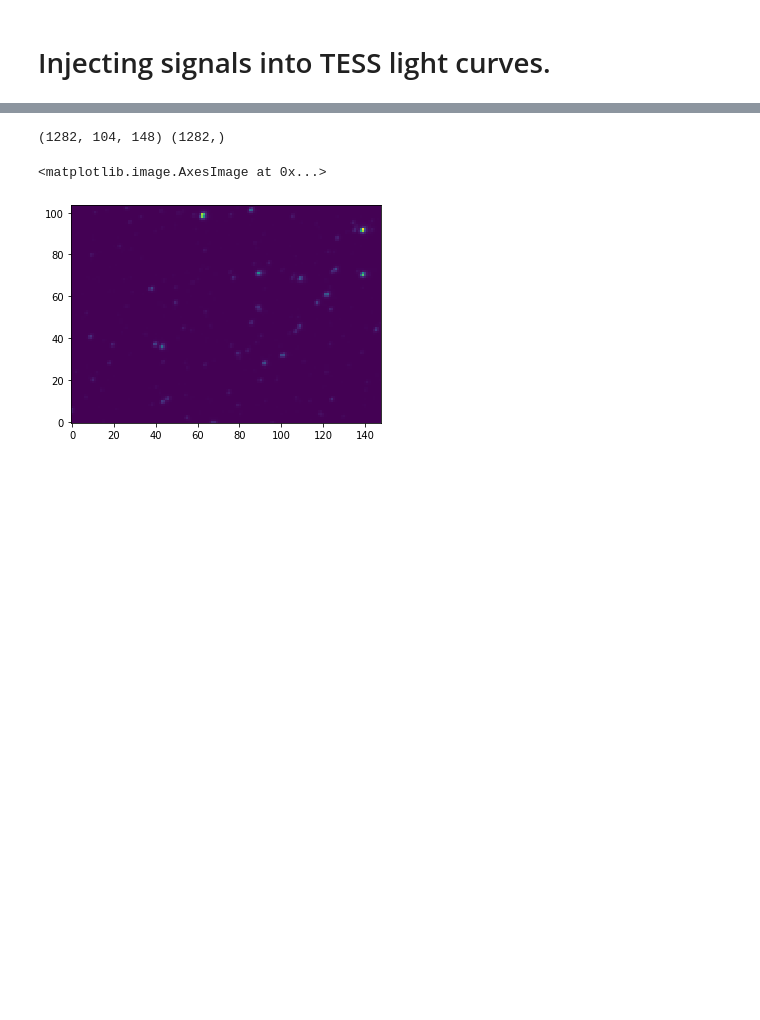
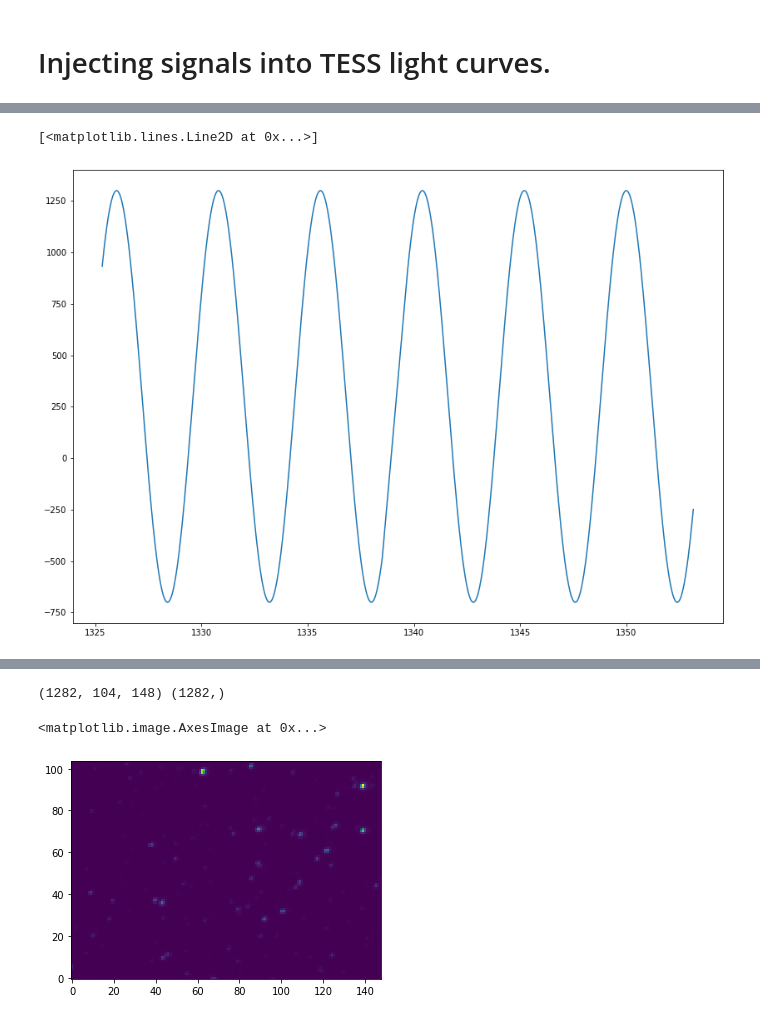
Before and after one commit to RuthAngus/TESS-rotation, a Jupyter notebook: code/notebooks/Injection_tests.ipynb, the cells around one changed output, grey strips where cells are left out. Cells and saved outputs as stored; diff of their text form; code cells hidden in the pictures; blank space fills up the shorter version.

```diff
--- a/code/notebooks/Injection_tests.ipynb
+++ b/code/notebooks/Injection_tests.ipynb
@@ -12,0 +147,6 @@ from scipy.interpolate import RectBivariateSpline
+# %%
+signal = 300 + 1000*np.sin(time*2*np.pi/4.8)  # simple sine wave, you can change it to something more realistic
+plt.plot(time, signal)
+# %% [output]
+[<matplotlib.lines.Line2D at 0x...>]
+[figure, added]
```
Also changed, not shown: parts of 23 cells of this notebook, 4 other files.
